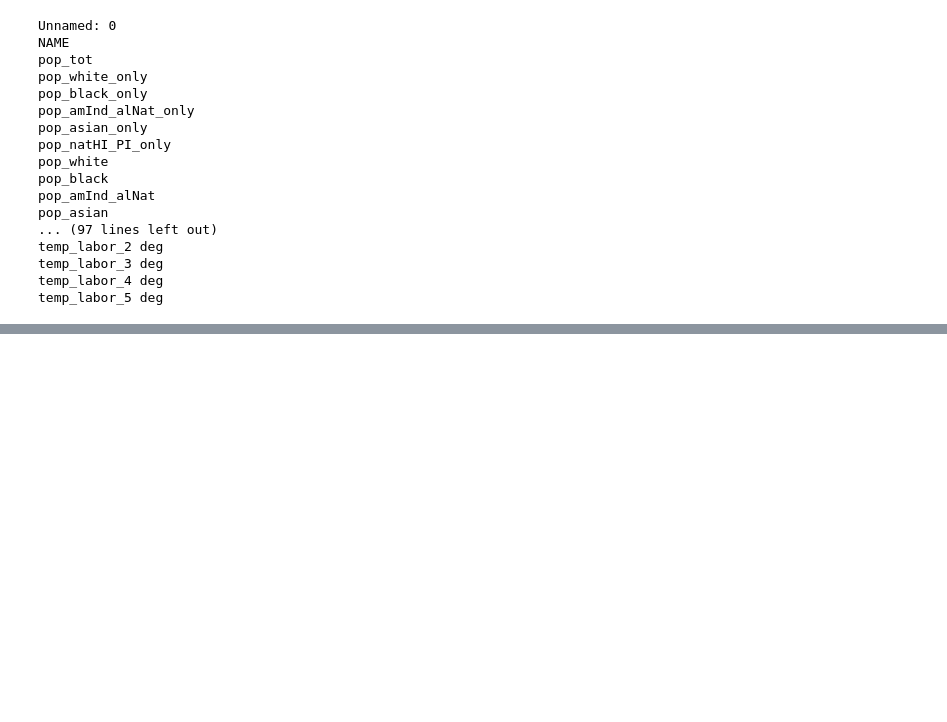
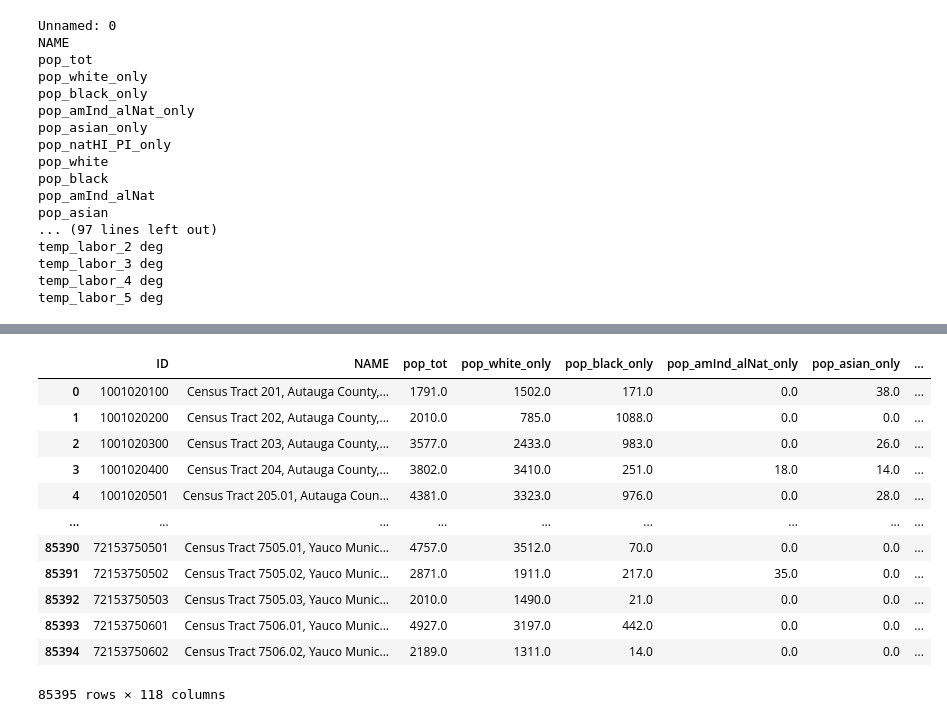
Before and after one commit to braeden-reinoso/Air-Toxin-Risk-in-Marginalized-Communities, a Jupyter notebook: data cleaning/Economic Index.ipynb, the cells around one changed output, grey strips where cells are left out. Drawn from its saved outputs; the diff is of its cells as text; code cells hidden in the pictures; blank space fills up the shorter version.

```diff
--- a/data cleaning/Economic Index.ipynb
+++ b/data cleaning/Economic Index.ipynb
@@ -114,0 +71,16 @@ tl = df['theil_index_contribution_income_tot']
+# %%
+df_merged
+# %% [output]
+|  | ID | NAME | pop_tot | pop_white_only | pop_black_only | pop_amInd_alNat_only | pop_asian_only | ... |
+| 0 | 1001020100 | Census Tract 201, Autauga County,... | 1791.0 | 1502.0 | 171.0 | 0.0 | 38.0 | ... |
+| 1 | 1001020200 | Census Tract 202, Autauga County,... | 2010.0 | 785.0 | 1088.0 | 0.0 | 0.0 | ... |
+| 2 | 1001020300 | Census Tract 203, Autauga County,... | 3577.0 | 2433.0 | 983.0 | 0.0 | 26.0 | ... |
+| 3 | 1001020400 | Census Tract 204, Autauga County,... | 3802.0 | 3410.0 | 251.0 | 18.0 | 14.0 | ... |
+| 4 | 1001020501 | Census Tract 205.01, Autauga Coun... | 4381.0 | 3323.0 | 976.0 | 0.0 | 28.0 | ... |
+| ... | ... | ... | ... | ... | ... | ... | ... | ... |
+| 85390 | 72153750501 | Census Tract 7505.01, Yauco Munic... | 4757.0 | 3512.0 | 70.0 | 0.0 | 0.0 | ... |
+| 85391 | 72153750502 | Census Tract 7505.02, Yauco Munic... | 2871.0 | 1911.0 | 217.0 | 35.0 | 0.0 | ... |
+| 85392 | 72153750503 | Census Tract 7505.03, Yauco Munic... | 2010.0 | 1490.0 | 21.0 | 0.0 | 0.0 | ... |
+| 85393 | 72153750601 | Census Tract 7506.01, Yauco Munic... | 4927.0 | 3197.0 | 442.0 | 0.0 | 0.0 | ... |
+| 85394 | 72153750602 | Census Tract 7506.02, Yauco Munic... | 2189.0 | 1311.0 | 14.0 | 0.0 | 0.0 | ... |
+85395 rows × 118 columns
```
Also changed, not shown: parts of 23 cells of this notebook, 1 other file.
